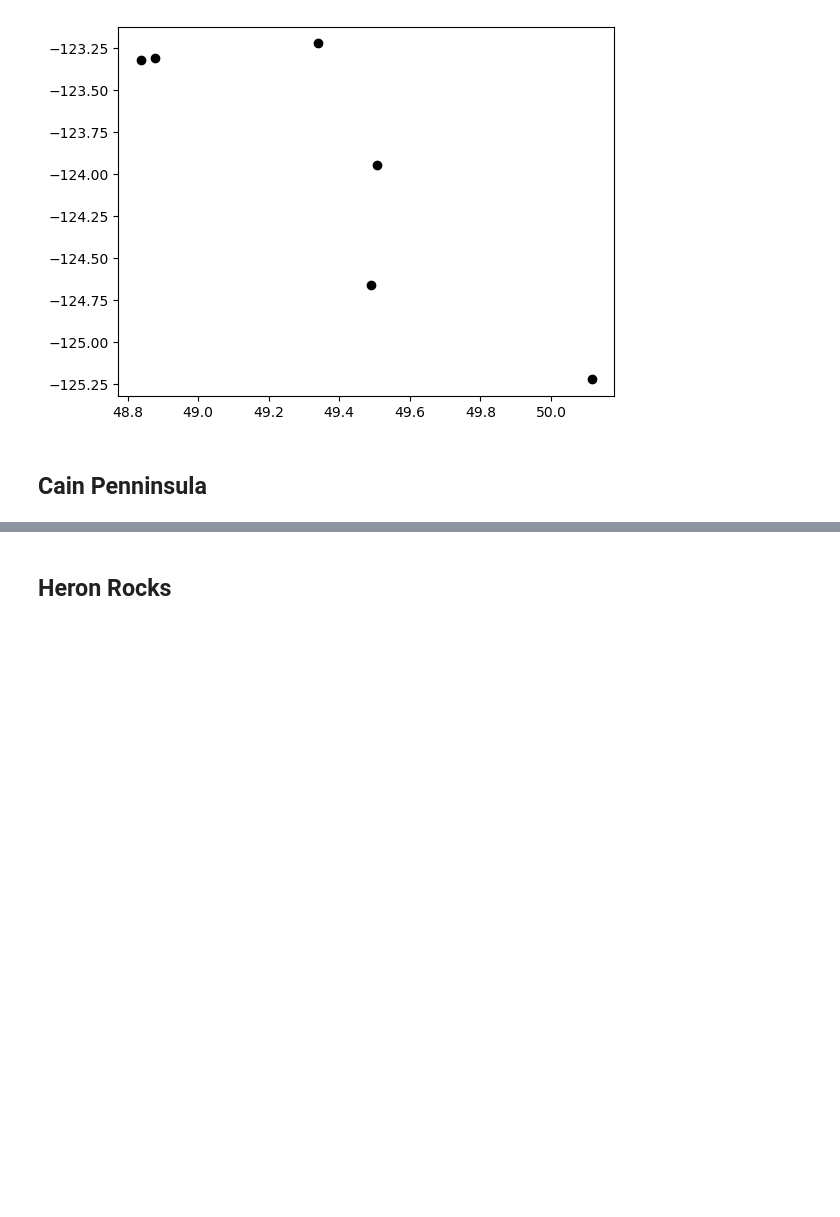
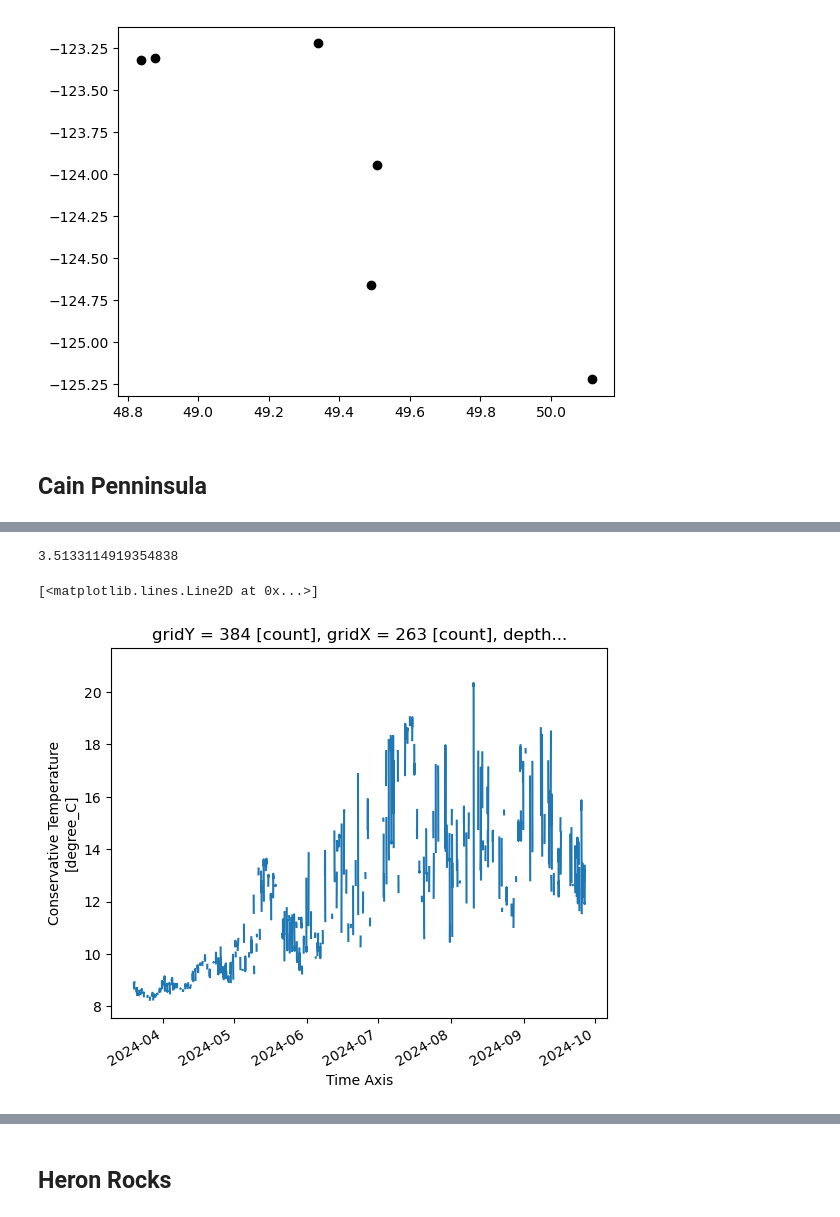
Before and after one commit to SalishSeaCast/analysis-cassidy, a Jupyter notebook: notebooks/stair_collab/julie_temperature/model_to_logger_comparison.ipynb, the cells around one changed output, grey strips where cells are left out. Cells and saved outputs as stored; diff of their text form; code cells hidden in the pictures; blank space fills up the shorter version.

```diff
--- a/notebooks/stair_collab/julie_temperature/model_to_logger_comparison.ipynb
+++ b/notebooks/stair_collab/julie_temperature/model_to_logger_comparison.ipynb
@@ -121 +138,4 @@ Attributes:
     Conventions:  CF-1.6
+# %%
+times_cain = temp_logged_cain['time'].unique()
+model_cain_filt_time = model_cain.sel(time=times_cain, method='nearest', tolerance='30min')  # because the model is at the half-hour and the logger is at the hour
@@ -121,0 +160,13 @@ Attributes:
+# %%
+temp_logged_cain
+mean_logged_lvl_cain = temp_logged_cain['Water_level_m'].mean()
+mean_logged_lvl_cain
+# %% [output]
+3.5133114919354838
+# %%
+model_cain_filt_time_depmean = model_cain_filt_time.sel(depth=mean_logged_lvl_cain, method='nearest')
+# %%
+model_cain_filt_time_depmean.reindex_like(model_cain).votemper.plot()
+# %% [output]
+[<matplotlib.lines.Line2D at 0x...>]
+[figure, added]
```
Also changed, not shown: parts of 8 cells of this notebook.
